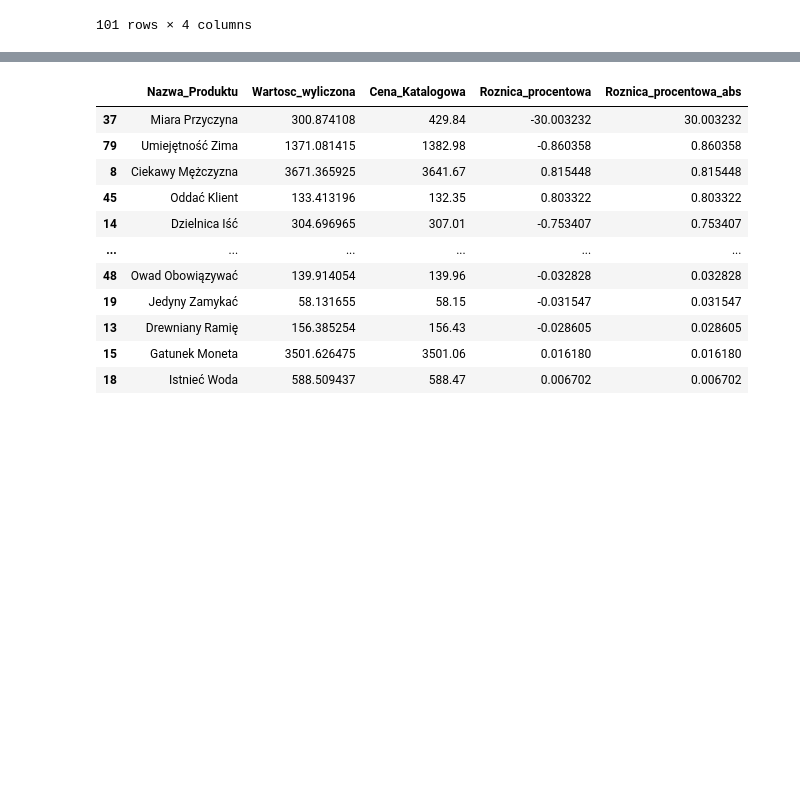
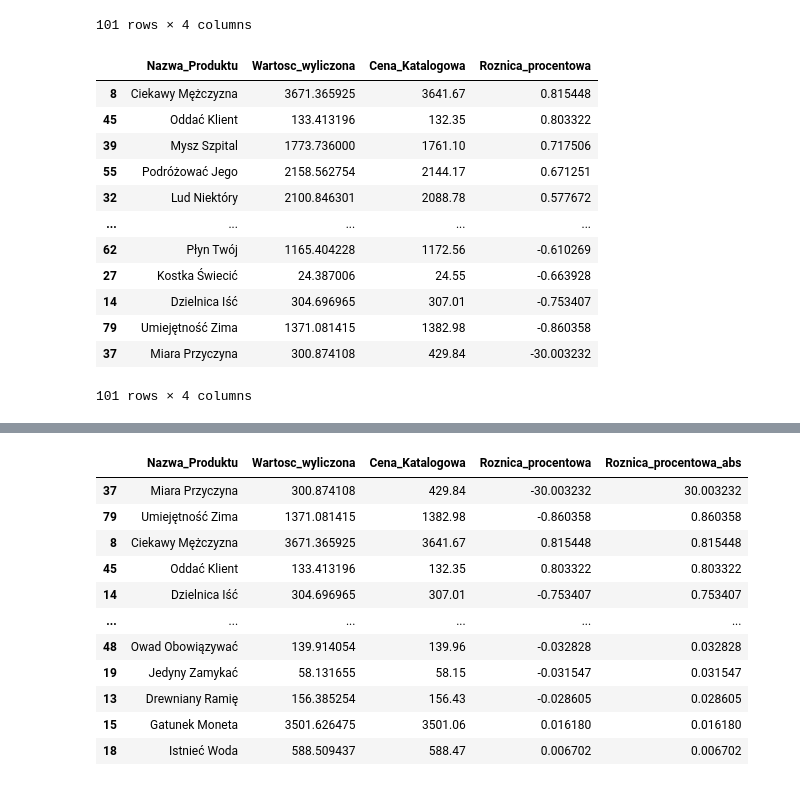
Before and after one commit to sztabamarta-lgtm/data-science-bootcamp, a Jupyter notebook: Marta_Test.ipynb, the cells around one changed output, grey strips where cells are left out. Cells and saved outputs as stored; diff of their text form; code cells hidden in the pictures; blank space fills up the shorter version.

```diff
--- a/Marta_Test.ipynb
+++ b/Marta_Test.ipynb
@@ -329,3 +329,20 @@ srednia_cena_2
 | 99 | Świeca Przed | 1504.632286 | 1499.88 | 0.316844 |
 | 100 | Świecić Odnosić się | 678.843479 | 677.52 | 0.195342 |
 101 rows × 4 columns
+# %%
+srednia_cena_sorted = srednia_cena.sort_values(by='Roznica_procentowa', ascending=False)
+display(srednia_cena_sorted)
+# %% [output]
+|  | Nazwa_Produktu | Wartosc_wyliczona | Cena_Katalogowa | Roznica_procentowa |
+| 8 | Ciekawy Mężczyzna | 3671.365925 | 3641.67 | 0.815448 |
+| 45 | Oddać Klient | 133.413196 | 132.35 | 0.803322 |
+| 39 | Mysz Szpital | 1773.736000 | 1761.10 | 0.717506 |
+| 55 | Podróżować Jego | 2158.562754 | 2144.17 | 0.671251 |
+| 32 | Lud Niektóry | 2100.846301 | 2088.78 | 0.577672 |
+| ... | ... | ... | ... | ... |
+| 62 | Płyn Twój | 1165.404228 | 1172.56 | -0.610269 |
+| 27 | Kostka Świecić | 24.387006 | 24.55 | -0.663928 |
+| 14 | Dzielnica Iść | 304.696965 | 307.01 | -0.753407 |
+| 79 | Umiejętność Zima | 1371.081415 | 1382.98 | -0.860358 |
+| 37 | Miara Przyczyna | 300.874108 | 429.84 | -30.003232 |
+101 rows × 4 columns
```
Also changed, not shown: parts of 10 cells of this notebook.
